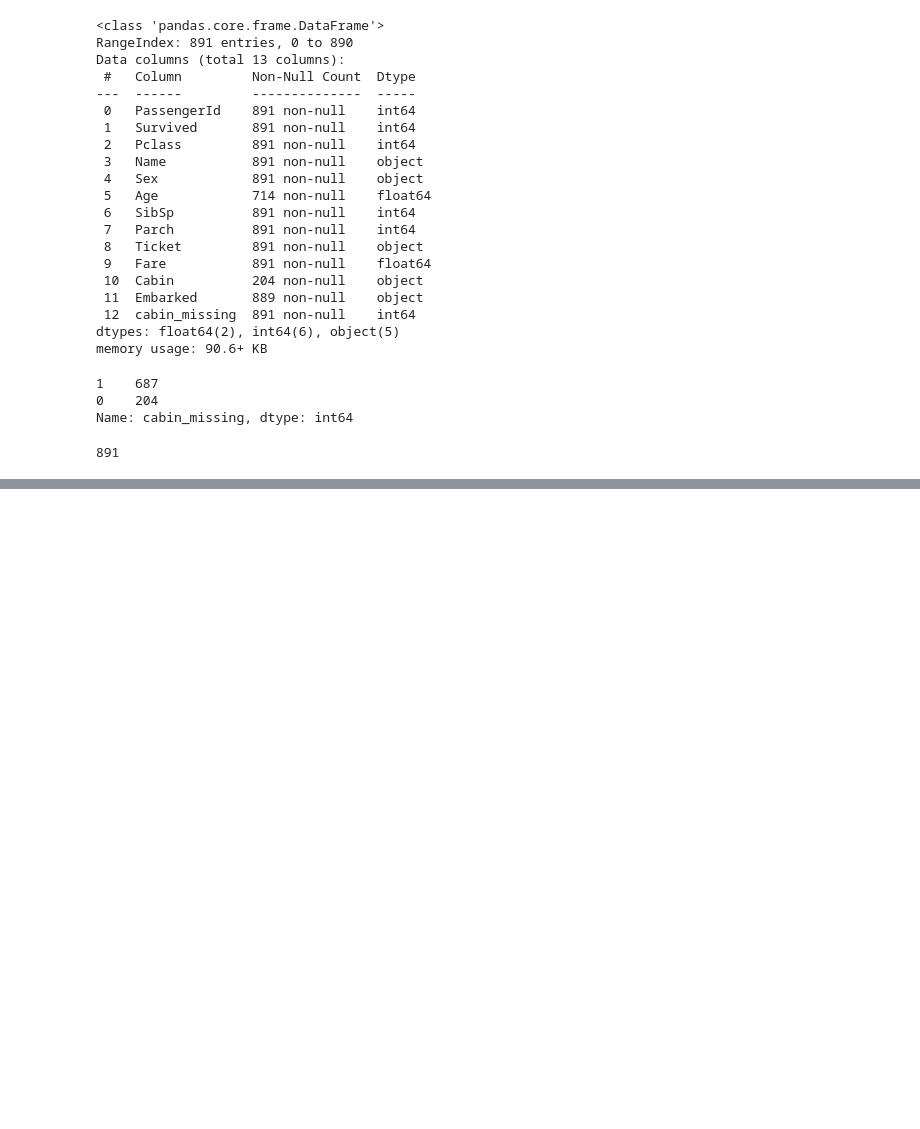
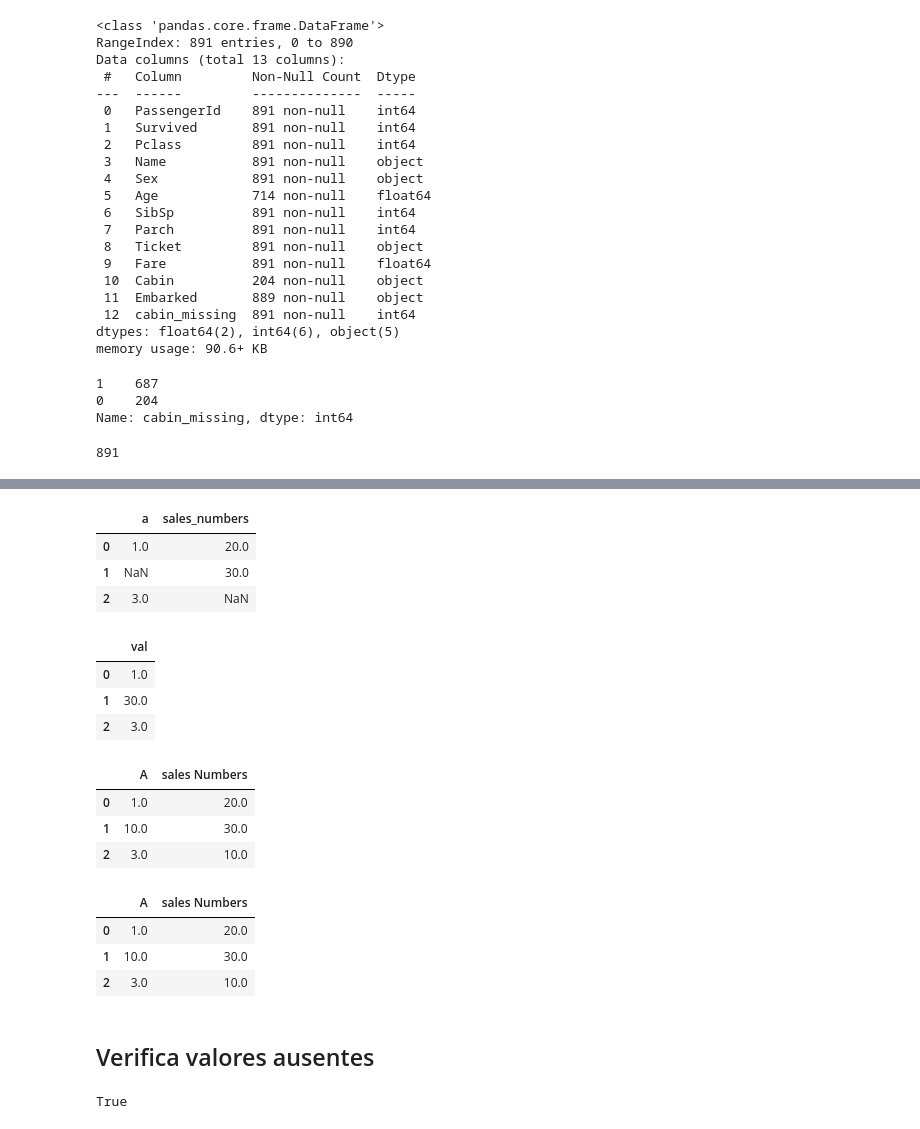
Before and after one commit to itimes-digital/estudo-python-git, a Jupyter notebook: limpando_dados.ipynb, the cells around one changed output, grey strips where cells are left out. Saved outputs shown, nothing was run; the diff lists cells and outputs as text; code cells hidden in the pictures; blank space fills up the shorter version.

```diff
--- a/limpando_dados.ipynb
+++ b/limpando_dados.ipynb
@@ -221,0 +253,42 @@ Name: cabin_missing, dtype: int64
+# %%
+xbad.rename(columns = clean_col)
+# %% [output]
+|  | a | sales_numbers |
+| 0 | 1.0 | 20.0 |
+| 1 | NaN | 30.0 |
+| 2 | 3.0 | NaN |
+# %%
+jn.coalesce(
+    xbad,
+    columns = ["A", "   sales Numbers "],
+    new_column_name = "val",
+)
+# %% [output]
+|  | val |
+| 0 | 1.0 |
+| 1 | 30.0 |
+| 2 | 3.0 |
+# %%
+xbad.fillna(10)
+# %% [output]
+|  | A | sales Numbers |
+| 0 | 1.0 | 20.0 |
+| 1 | 10.0 | 30.0 |
+| 2 | 3.0 | 10.0 |
+# %%
+jn.fill_empty(
+    xbad,
+    columns = ["A", "   sales Numbers "],
+    value = 10,
+)
+# %% [output]
+|  | A | sales Numbers |
+| 0 | 1.0 | 20.0 |
+| 1 | 10.0 | 30.0 |
+| 2 | 3.0 | 10.0 |
+# %% [markdown]
+## Verifica valores ausentes
+# %%
+dataset.isna().any().any()
+# %% [output]
+True
```
Also changed, not shown: parts of 7 cells of this notebook.
